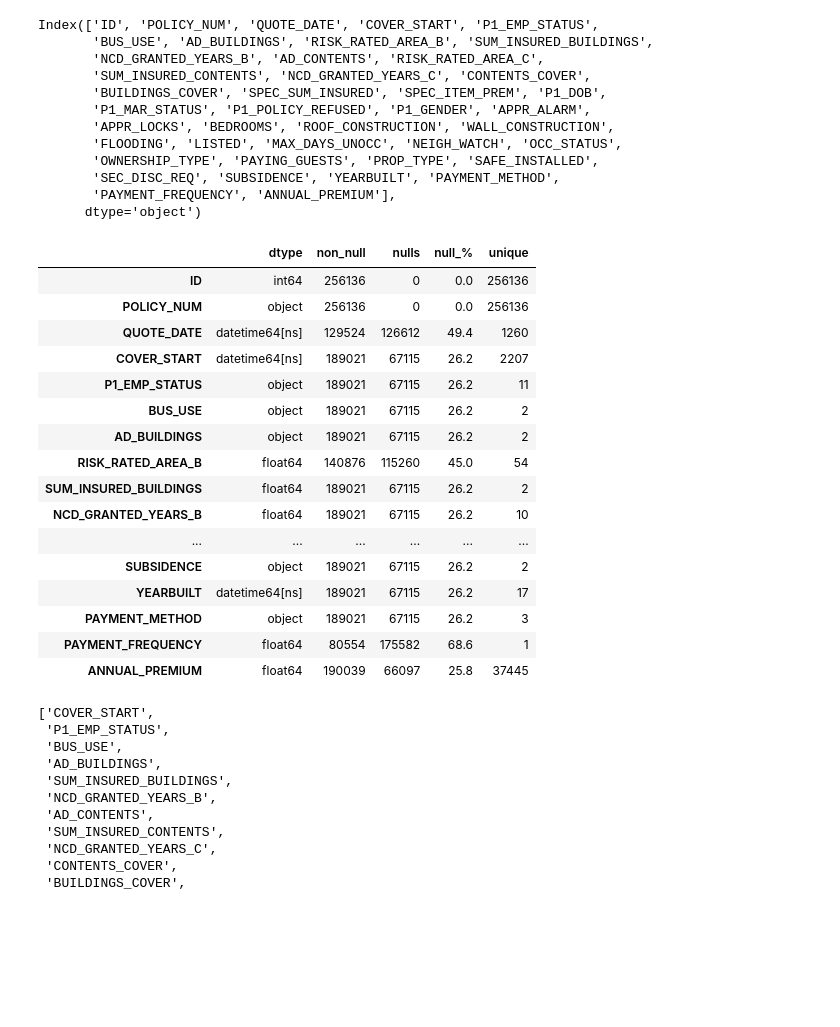
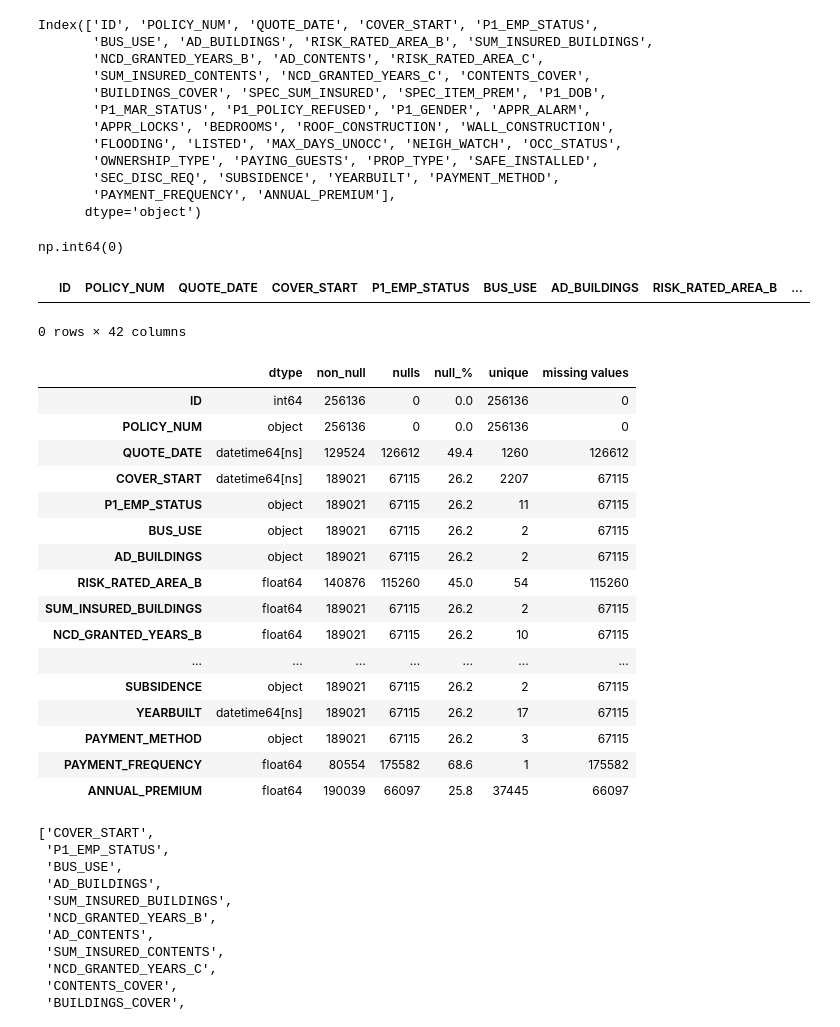
Before and after one commit to tajveer-31/Insurance_model, a Jupyter notebook: Property_insurance_premium.ipynb, the cells around one changed output. Saved outputs shown, nothing was run; the diff lists cells and outputs as text; code cells hidden in the pictures; blank space fills up the shorter version.

```diff
--- a/Property_insurance_premium.ipynb
+++ b/Property_insurance_premium.ipynb
@@ -103,33 +103,44 @@ df['P1_DOB'] = df['P1_DOB'].apply(convert_to_datetime)
 df['COVER_START'] = df['COVER_START'].apply(convert_to_datetime)
 df['QUOTE_DATE'] = df['QUOTE_DATE'].astype(str).str.strip().str.replace('/', '-')
 df['QUOTE_DATE'] = pd.to_datetime(df['QUOTE_DATE'], format='%m-%d-%Y')
+# %%
+df.duplicated().sum()
+# %% [output]
+np.int64(0)
+# %%
+duplicated_rows = df[df.duplicated()]
+duplicated_rows
+# %% [output]
+|  | ID | POLICY_NUM | QUOTE_DATE | COVER_START | P1_EMP_STATUS | BUS_USE | AD_BUILDINGS | RISK_RATED_AREA_B | ... |
+0 rows × 42 columns
 # %%
 summary = pd.DataFrame({
     'dtype': df.dtypes,
     'non_null': df.notnull().sum(),
     'nulls': df.isnull().sum(),
     'null_%': (df.isnull().mean() * 100).round(1),
-    'unique': df.nunique()
+    'unique': df.nunique(),
+    'missing values': df.isna().sum()
 })
 display(summary)
 # %% [output]
-|  | dtype | non_null | nulls | null_% | unique |
-| ID | int64 | 256136 | 0 | 0.0 | 256136 |
-| POLICY_NUM | object | 256136 | 0 | 0.0 | 256136 |
-| QUOTE_DATE | datetime64[ns] | 129524 | 126612 | 49.4 | 1260 |
-| COVER_START | datetime64[ns] | 189021 | 67115 | 26.2 | 2207 |
-| P1_EMP_STATUS | object | 189021 | 67115 | 26.2 | 11 |
-| BUS_USE | object | 189021 | 67115 | 26.2 | 2 |
-| AD_BUILDINGS | object | 189021 | 67115 | 26.2 | 2 |
-| RISK_RATED_AREA_B | float64 | 140876 | 115260 | 45.0 | 54 |
-| SUM_INSURED_BUILDINGS | float64 | 189021 | 67115 | 26.2 | 2 |
-| NCD_GRANTED_YEARS_B | float64 | 189021 | 67115 | 26.2 | 10 |
-| ... | ... | ... | ... | ... | ... |
-| SUBSIDENCE | object | 189021 | 67115 | 26.2 | 2 |
-| YEARBUILT | datetime64[ns] | 189021 | 67115 | 26.2 | 17 |
-| PAYMENT_METHOD | object | 189021 | 67115 | 26.2 | 3 |
-| PAYMENT_FREQUENCY | float64 | 80554 | 175582 | 68.6 | 1 |
-| ANNUAL_PREMIUM | float64 | 190039 | 66097 | 25.8 | 37445 |
+|  | dtype | non_null | nulls | null_% | unique | missing values |
+| ID | int64 | 256136 | 0 | 0.0 | 256136 | 0 |
+| POLICY_NUM | object | 256136 | 0 | 0.0 | 256136 | 0 |
+| QUOTE_DATE | datetime64[ns] | 129524 | 126612 | 49.4 | 1260 | 126612 |
+| COVER_START | datetime64[ns] | 189021 | 67115 | 26.2 | 2207 | 67115 |
+| P1_EMP_STATUS | object | 189021 | 67115 | 26.2 | 11 | 67115 |
+| BUS_USE | object | 189021 | 67115 | 26.2 | 2 | 67115 |
+| AD_BUILDINGS | object | 189021 | 67115 | 26.2 | 2 | 67115 |
+| RISK_RATED_AREA_B | float64 | 140876 | 115260 | 45.0 | 54 | 115260 |
+| SUM_INSURED_BUILDINGS | float64 | 189021 | 67115 | 26.2 | 2 | 67115 |
+| NCD_GRANTED_YEARS_B | float64 | 189021 | 67115 | 26.2 | 10 | 67115 |
+| ... | ... | ... | ... | ... | ... | ... |
+| SUBSIDENCE | object | 189021 | 67115 | 26.2 | 2 | 67115 |
+| YEARBUILT | datetime64[ns] | 189021 | 67115 | 26.2 | 17 | 67115 |
+| PAYMENT_METHOD | object | 189021 | 67115 | 26.2 | 3 | 67115 |
+| PAYMENT_FREQUENCY | float64 | 80554 | 175582 | 68.6 | 1 | 175582 |
+| ANNUAL_PREMIUM | float64 | 190039 | 66097 | 25.8 | 37445 | 66097 |
 # %%
 cols_to_check = [col for col in df.columns if df[col].isnull().sum() == 67115]
 cols_to_check
```
Also changed, not shown: parts of 1 cell of this notebook.
